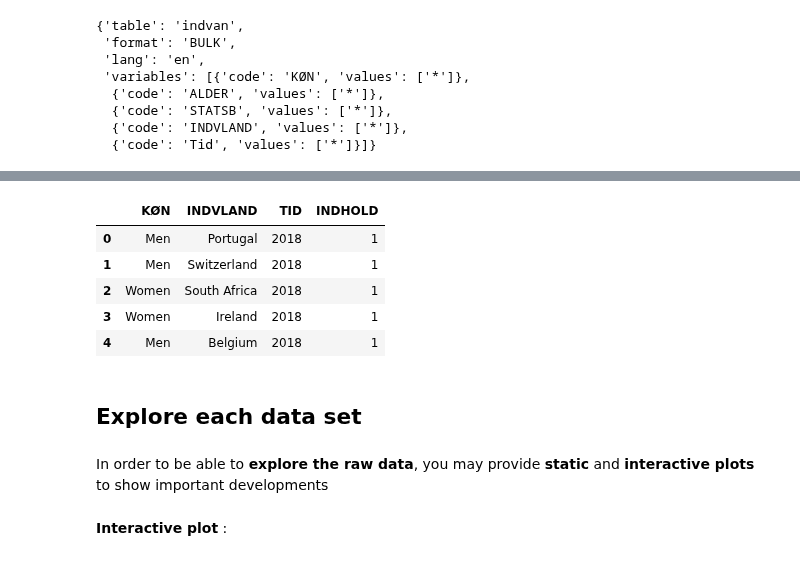
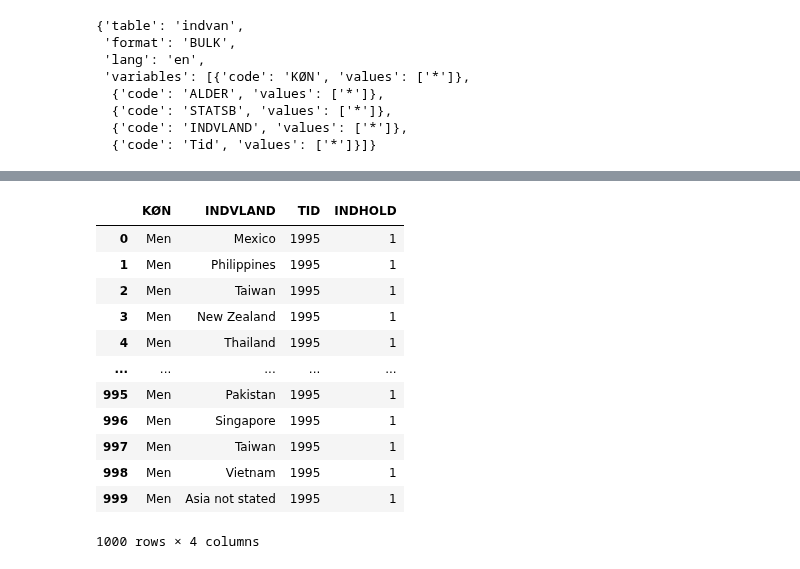
Before and after one commit to NumEconCopenhagen/projects-2024-malik-og-mads, a Jupyter notebook: dataproject/dataproject.ipynb, the cells around one changed output, grey strips where cells are left out. Cells and saved outputs as stored; diff of their text form; code cells hidden in the pictures.

```diff
--- a/dataproject/dataproject.ipynb
+++ b/dataproject/dataproject.ipynb
@@ -255,19 +252,20 @@ indvan_api.head(900)
 # %%
 # Ensure indvan_api is a DataFrame and drop the columns
 indvan_api_cleaned = indvan_api.drop(columns=['ALDER', 'STATSB'])
 
 # Now you can work with indvan_api_cleaned for your analysis
-indvan_api_cleaned.head()
+indvan_api_cleaned.head(1000)
 # %% [output]
 |  | KØN | INDVLAND | TID | INDHOLD |
-| 0 | Men | Portugal | 2018 | 1 |
-| 1 | Men | Switzerland | 2018 | 1 |
-| 2 | Women | South Africa | 2018 | 1 |
-| 3 | Women | Ireland | 2018 | 1 |
-| 4 | Men | Belgium | 2018 | 1 |
+| 0 | Men | Mexico | 1995 | 1 |
+| 1 | Men | Philippines | 1995 | 1 |
+| 2 | Men | Taiwan | 1995 | 1 |
+| 3 | Men | New Zealand | 1995 | 1 |
+| 4 | Men | Thailand | 1995 | 1 |
+| ... | ... | ... | ... | ... |
+| 995 | Men | Pakistan | 1995 | 1 |
+| 996 | Men | Singapore | 1995 | 1 |
+| 997 | Men | Taiwan | 1995 | 1 |
+| 998 | Men | Vietnam | 1995 | 1 |
+| 999 | Men | Asia not stated | 1995 | 1 |
+1000 rows × 4 columns
-# %% [markdown]
-## Explore each data set
-# %% [markdown]
-In order to be able to **explore the raw data**, you may provide **static** and **interactive plots** to show important developments
-# %% [markdown]
-**Interactive plot** :
```
Also changed, not shown: parts of 16 cells of this notebook.
